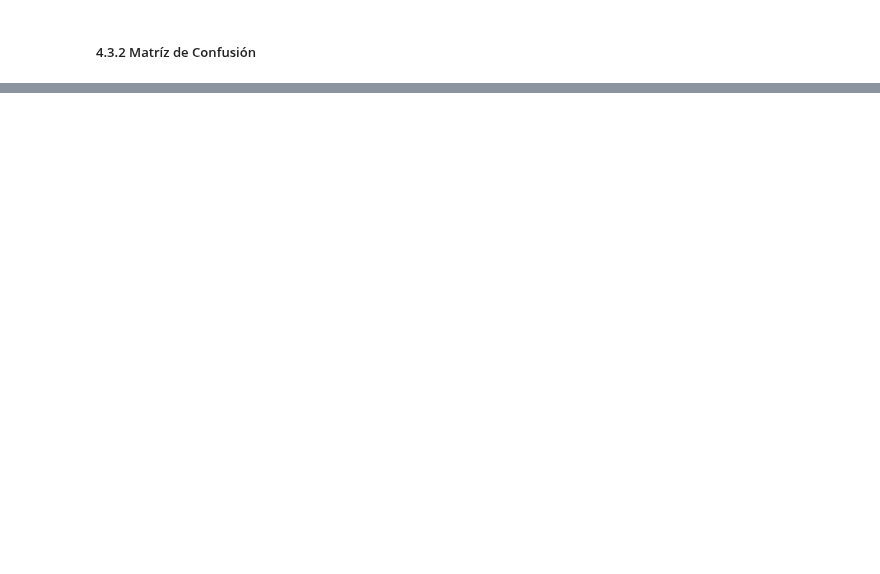
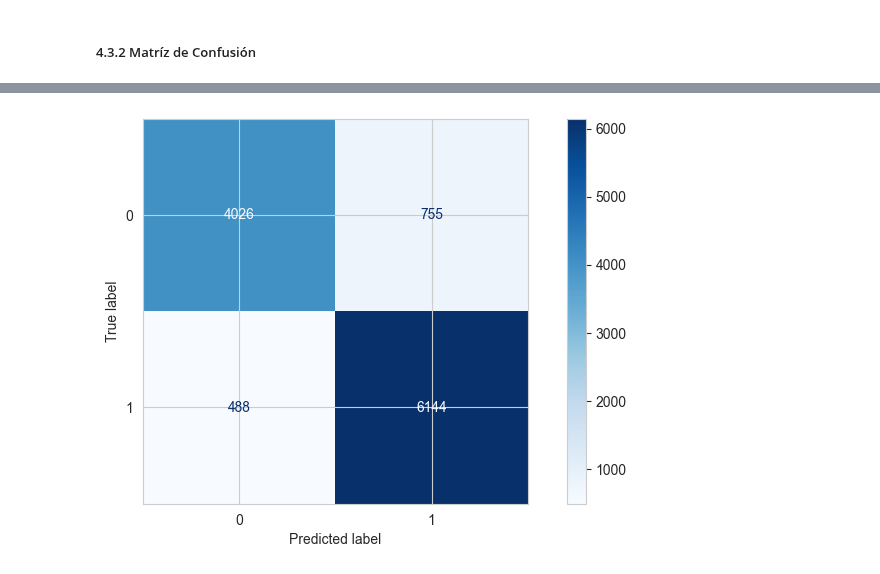
Before and after one commit to scasasbuenas/BI-Proyectos, a Jupyter notebook: proyecto1/desarrolloLab.ipynb, the cells around one changed output, grey strips where cells are left out. Drawn from its saved outputs; the diff is of its cells as text; code cells hidden in the pictures; blank space fills up the shorter version.

```diff
--- a/proyecto1/desarrolloLab.ipynb
+++ b/proyecto1/desarrolloLab.ipynb
@@ -399,0 +436,20 @@ plt.show()
+# %%
+# Definimos el nuevo umbral
+nuevo_umbral = 0.6
+
+# Aplicamos el nuevo umbral a las predicciones
+y_pred_ajustado = (y_prob >= nuevo_umbral).astype(int)
+
+# Calculamos las nuevas métricas
+from sklearn.metrics import confusion_matrix, accuracy_score, classification_report
+
+conf_matrix_ajustada = confusion_matrix(y_test, y_pred_ajustado)
+accuracy_ajustada = accuracy_score(y_test, y_pred_ajustado)
+classification_rep_ajustado = classification_report(y_test, y_pred_ajustado)
+
+# Mostramos los resultados ajustados
+print("Matriz de Confusión (Umbral 0.6):")
+print(conf_matrix_ajustada)
+print("\nReporte de Clasificación (Umbral 0.6):")
+print(classification_rep_ajustado)
+print(f"\nExactitud del modelo (Umbral 0.6): {accuracy_ajustada:.4f}")
@@ -399,0 +473,9 @@ plt.show()
+# %%
+cm_modificada = confusion_matrix(y_test, y_pred_ajustado)
+# %%
+disp = ConfusionMatrixDisplay(confusion_matrix=cm_modificada, display_labels=modelo.classes_)
+disp.plot(cmap=plt.cm.Blues)
+
+plt.show()
+# %% [output]
+[figure, added]
```
Also changed, not shown: parts of 14 cells of this notebook.
